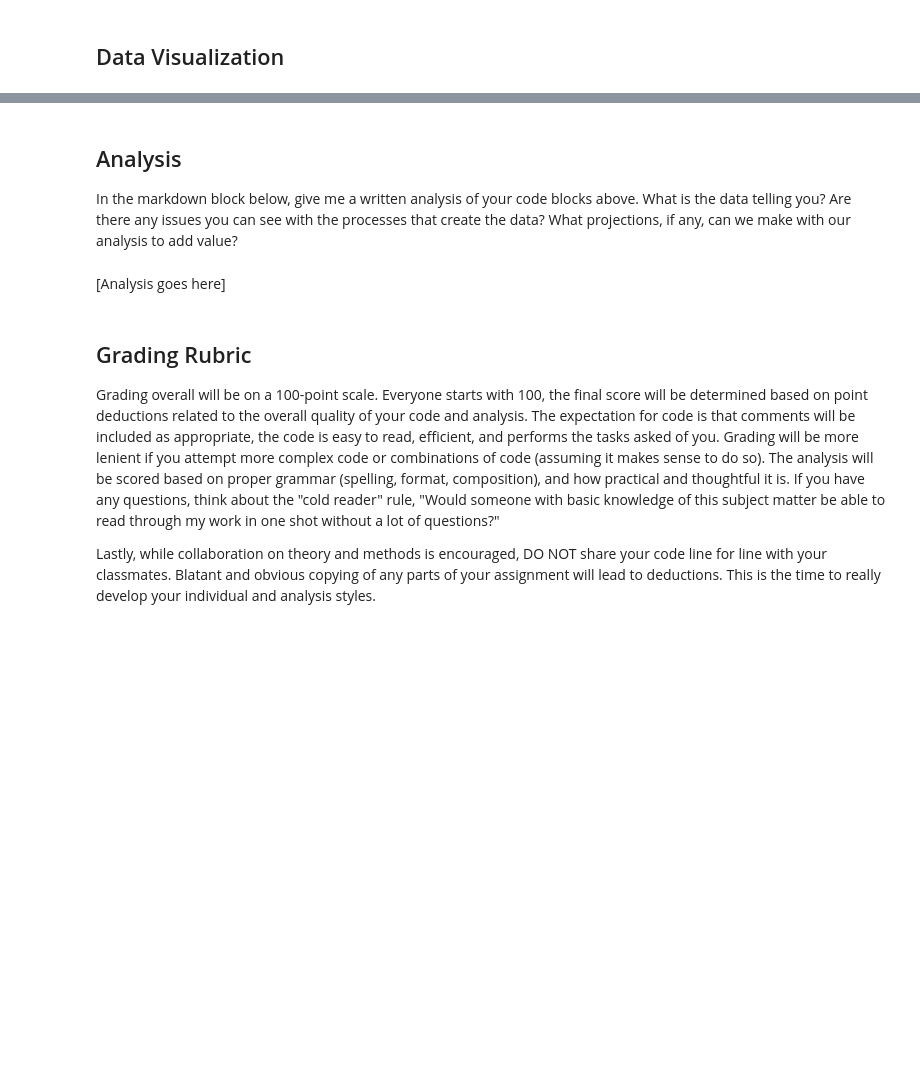
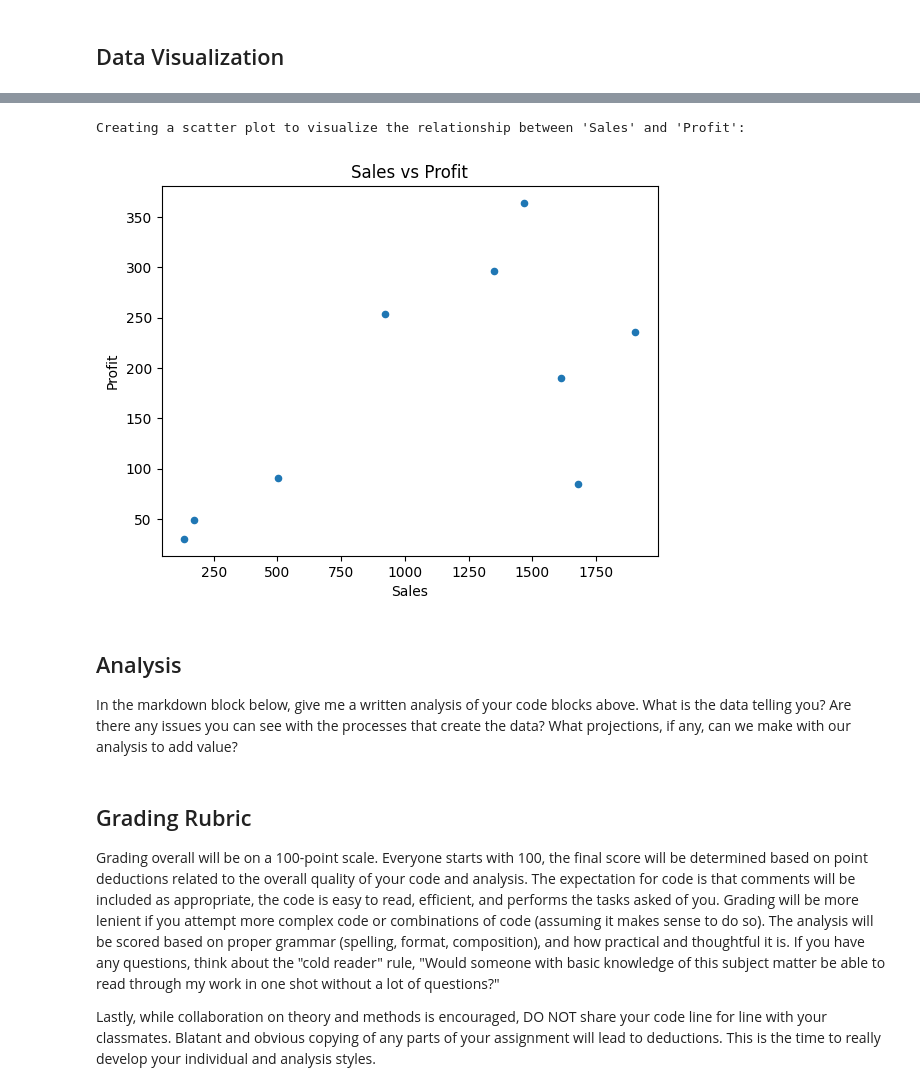
Before and after one commit to vtrejo25/MSBA-601, a Jupyter notebook: Pandas Assignments /pandas_assignment_1 (Trejo).ipynb, the cells around one changed output, grey strips where cells are left out. Drawn from its saved outputs; the diff is of its cells as text; code cells hidden in the pictures; blank space fills up the shorter version.

```diff
--- a/Pandas Assignments /pandas_assignment_1 (Trejo).ipynb
+++ b/Pandas Assignments /pandas_assignment_1 (Trejo).ipynb
@@ -72,9 +187,19 @@ print(df.head(10))
+# %%
+# Make a scatter plot of Sales vs Profit
+import matplotlib.pyplot as plt
+print("Creating a scatter plot to visualize the relationship between 'Sales' and 'Profit':")
+df.plot(kind='scatter', x='Sales', y='Profit')
+plt.title('Sales vs Profit')
+plt.xlabel('Sales')
+plt.ylabel('Profit')
+plt.show()
+# %% [output]
+Creating a scatter plot to visualize the relationship between 'Sales' and 'Profit':
+[figure, added]
 # %% [markdown]
 ## Analysis
 
 In the markdown block below, give me a written analysis of your code blocks above. What is the data telling you? Are there any issues you can see with the processes that create the data? What projections, if any, can we make with our analysis to add value?
-# %% [markdown]
-[Analysis goes here]
 # %% [markdown]
 ## Grading Rubric
 
```
Also changed, not shown: parts of 13 cells of this notebook.
